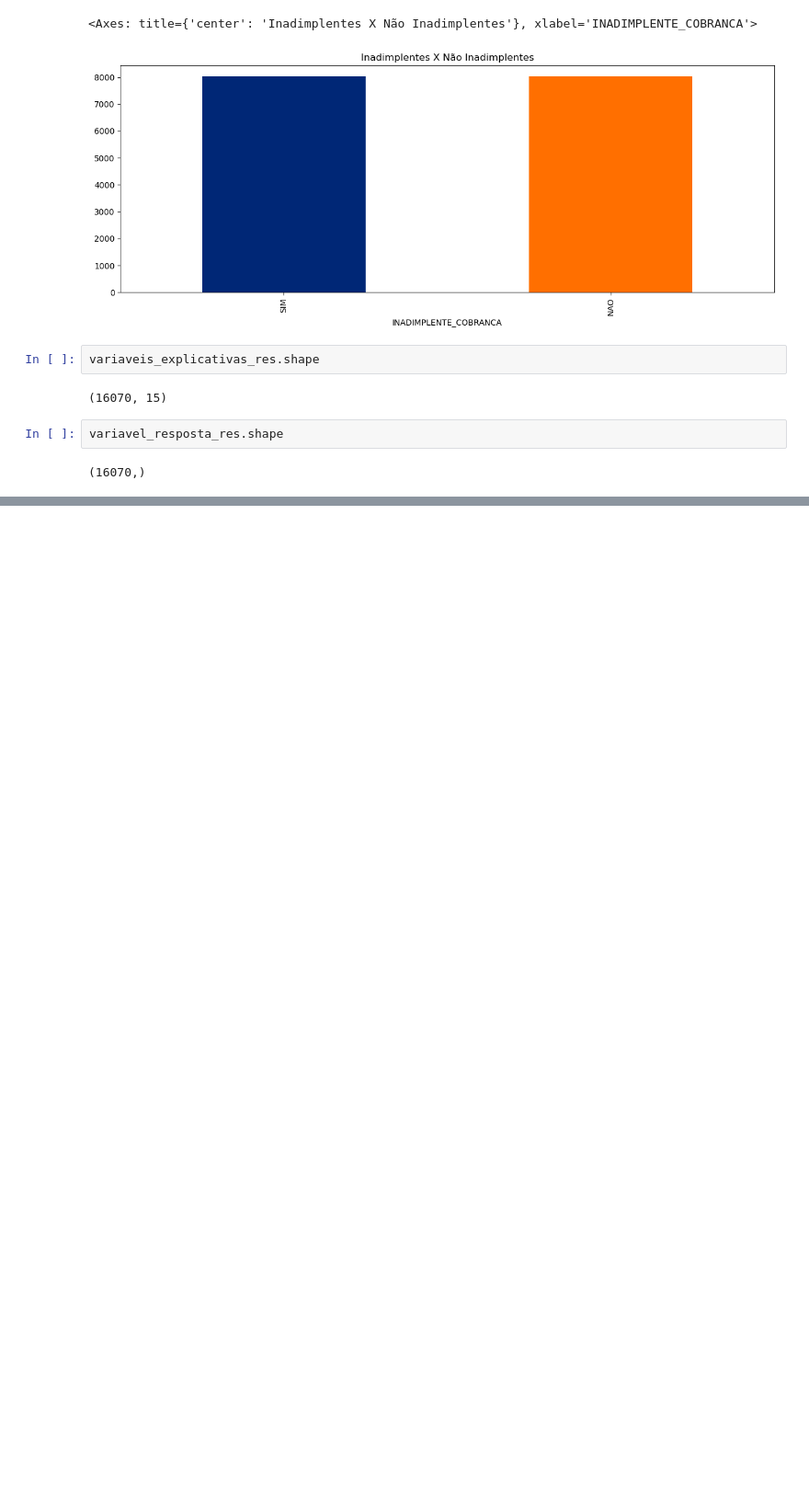
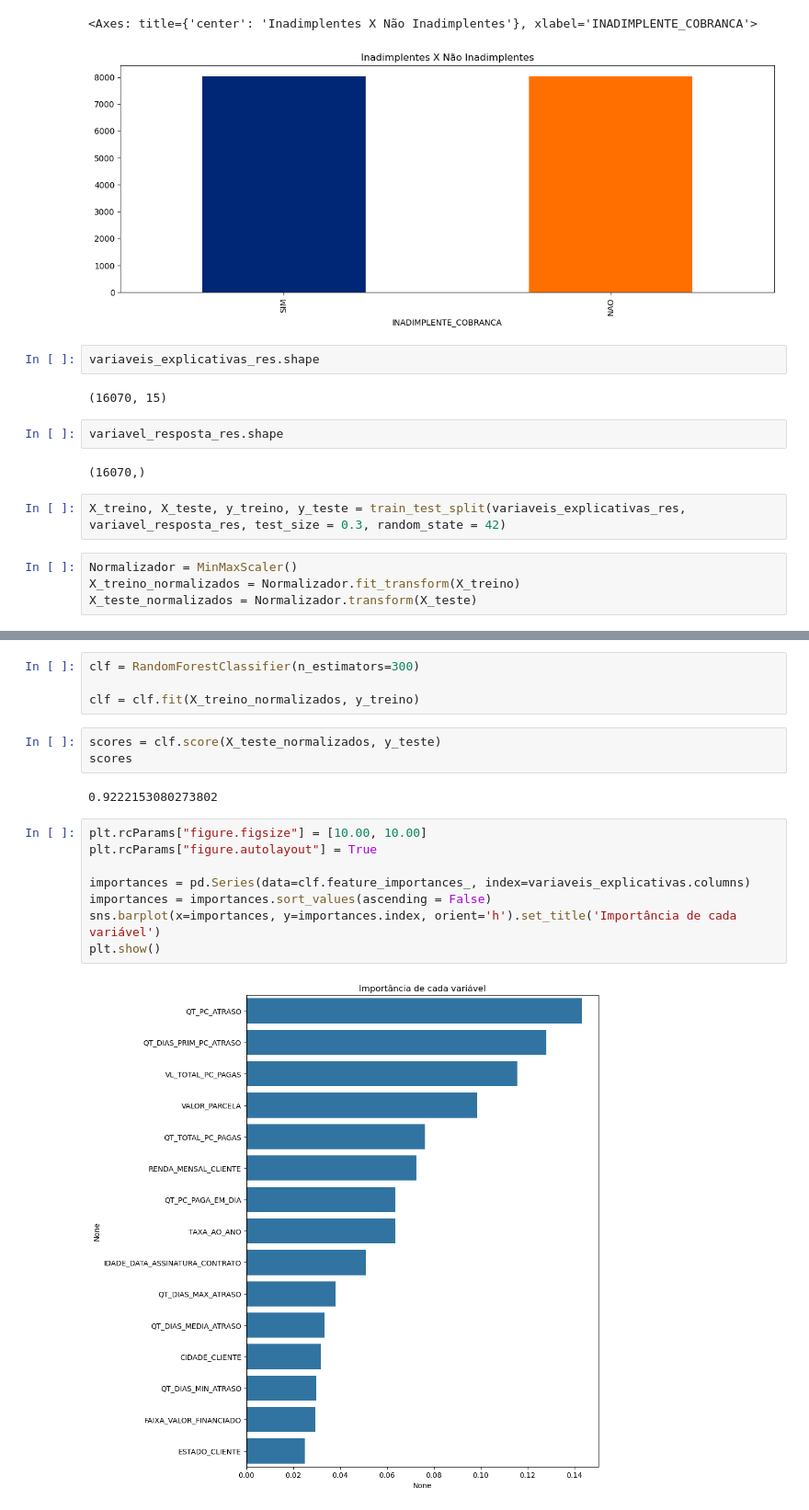
Before and after one commit to mm-dantas/credit-default-classification, a Jupyter notebook: credit-default-classification.ipynb, the cells around one changed output, grey strips where cells are left out. Shown at 92% size. Saved outputs shown, nothing was run; the diff lists cells and outputs as text; blank space fills up the shorter version.

```diff
--- a/credit-default-classification.ipynb
+++ b/credit-default-classification.ipynb
@@ -480,3 +480,9 @@ variaveis_explicativas_res.shape
 variavel_resposta_res.shape
 # %% [output]
 (16070,)
+# %%
+X_treino, X_teste, y_treino, y_teste = train_test_split(variaveis_explicativas_res, variavel_resposta_res, test_size = 0.3, random_state = 42)
+# %%
+Normalizador = MinMaxScaler()
+X_treino_normalizados = Normalizador.fit_transform(X_treino)
+X_teste_normalizados = Normalizador.transform(X_teste)
@@ -482,0 +509,19 @@ variavel_resposta_res.shape
+# %%
+clf = RandomForestClassifier(n_estimators=300)
+
+clf = clf.fit(X_treino_normalizados, y_treino)
+# %%
+scores = clf.score(X_teste_normalizados, y_teste)
+scores
+# %% [output]
+0.9222153080273802
+# %%
+plt.rcParams["figure.figsize"] = [10.00, 10.00]
+plt.rcParams["figure.autolayout"] = True
+
+importances = pd.Series(data=clf.feature_importances_, index=variaveis_explicativas.columns)
+importances = importances.sort_values(ascending = False)
+sns.barplot(x=importances, y=importances.index, orient='h').set_title('Importância de cada variável')
+plt.show()
+# %% [output]
+[figure, added]
```
Also changed, not shown: parts of 2 cells of this notebook.
